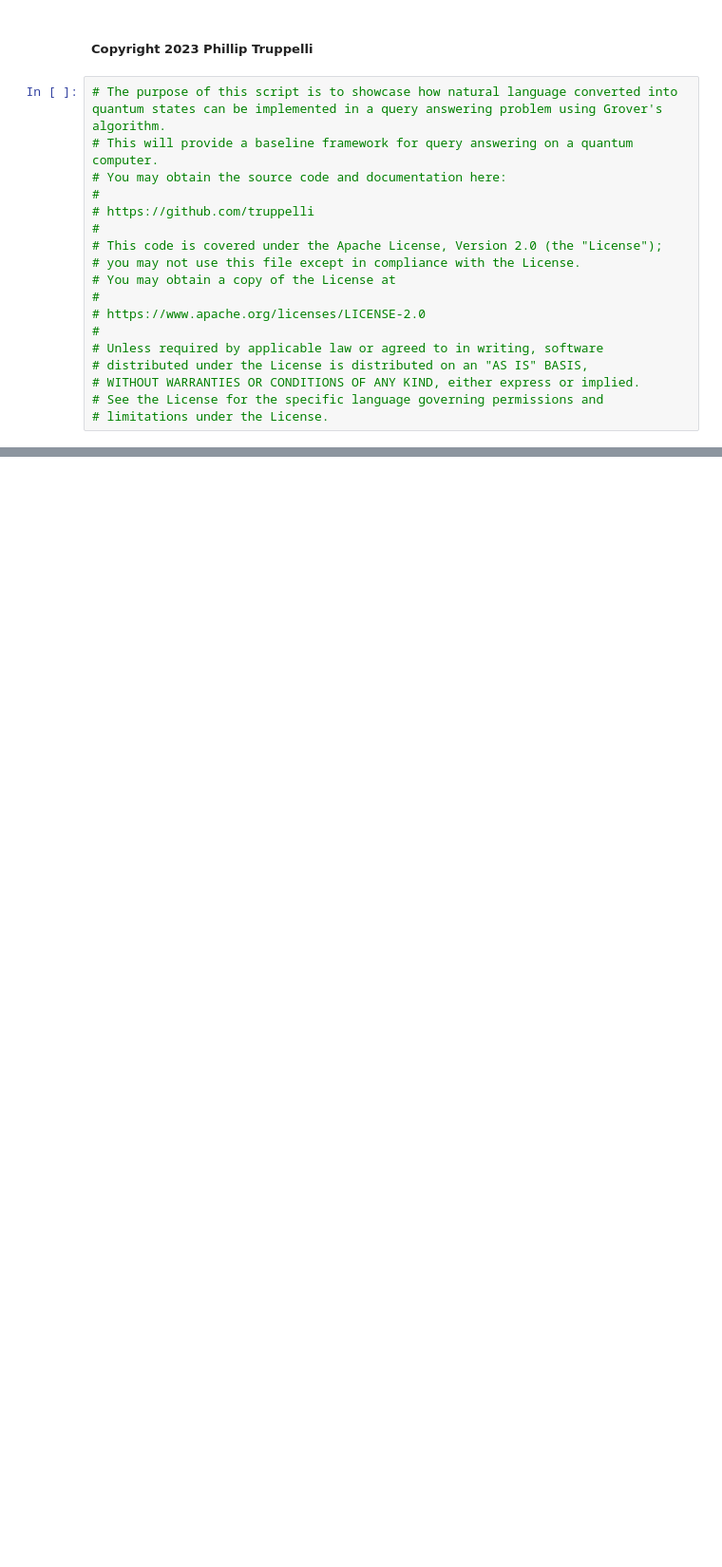
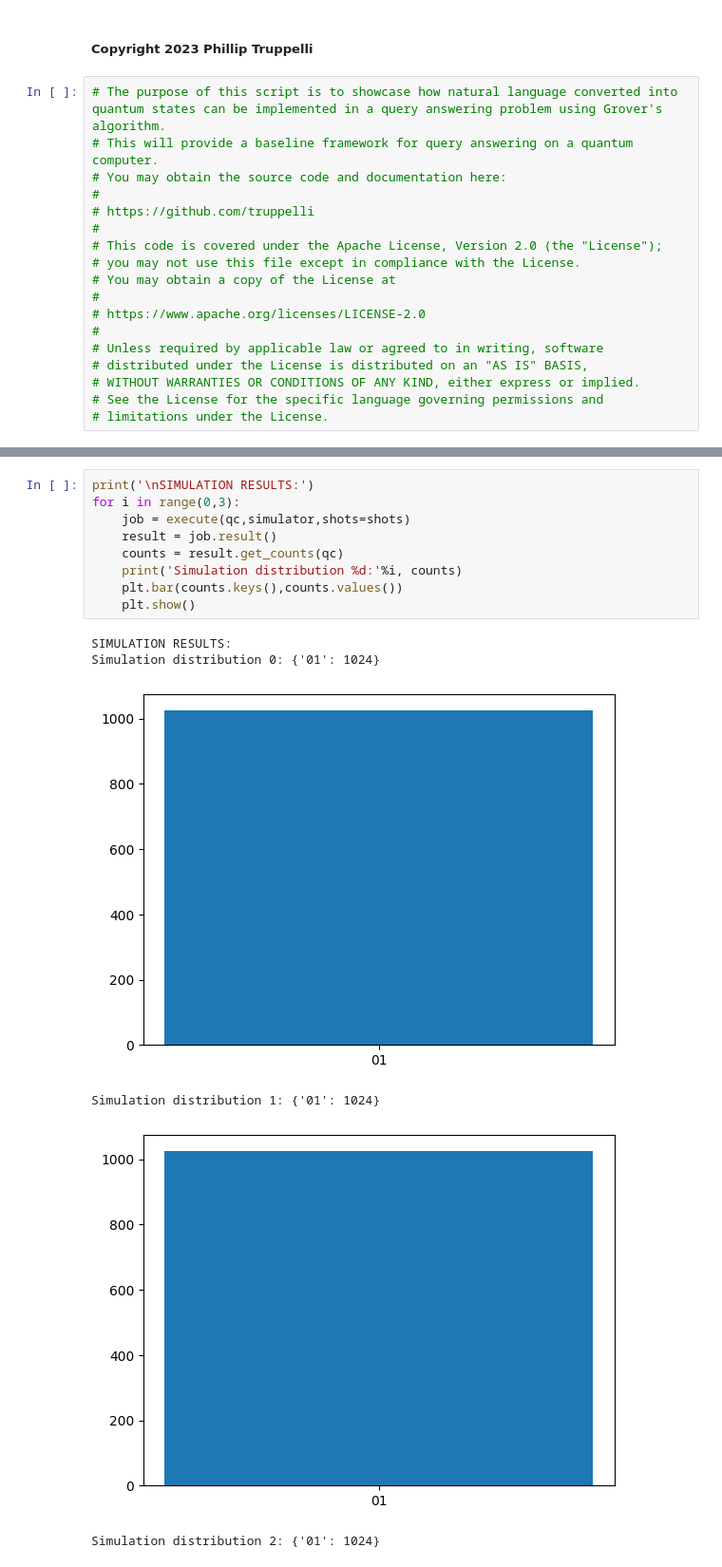
Before and after one commit to truppelli/Quantum_NLP, a Jupyter notebook: Grovers_Search.ipynb, the cells around one changed output, grey strips where cells are left out. Shown at 95% size. Saved outputs shown, nothing was run; the diff lists cells and outputs as text; blank space fills up the shorter version.

```diff
--- a/Grovers_Search.ipynb
+++ b/Grovers_Search.ipynb
@@ -20,0 +162,16 @@
+# %%
+print('\nSIMULATION RESULTS:')
+for i in range(0,3):
+    job = execute(qc,simulator,shots=shots)
+    result = job.result()
+    counts = result.get_counts(qc)
+    print('Simulation distribution %d:'%i, counts)
+    plt.bar(counts.keys(),counts.values())
+    plt.show()
+# %% [output]
+SIMULATION RESULTS:
+Simulation distribution 0: {'01': 1024}
+[figure, added]
+Simulation distribution 1: {'01': 1024}
+[figure, added]
+Simulation distribution 2: {'01': 1024}
```
Also changed, not shown: parts of 17 cells of this notebook, 1 other file.
